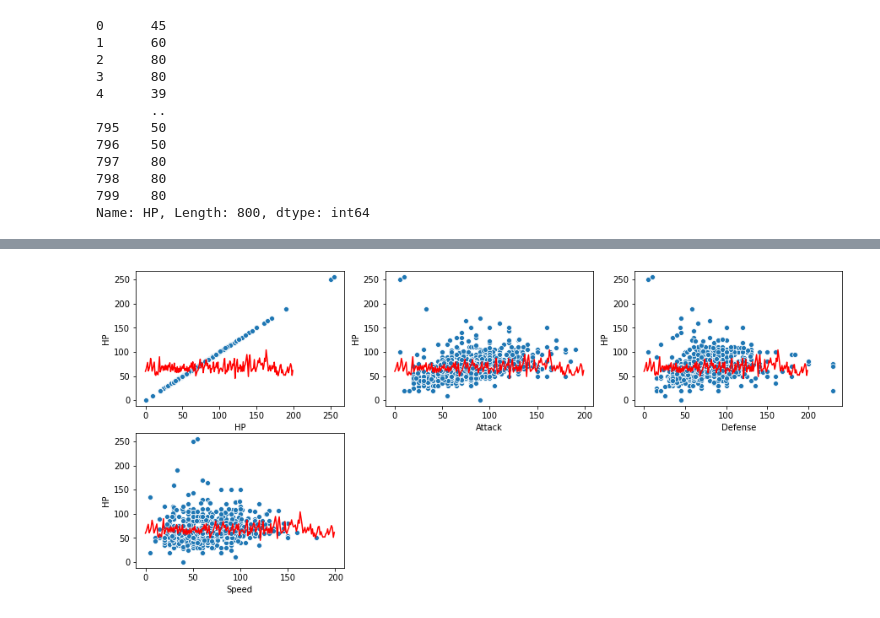
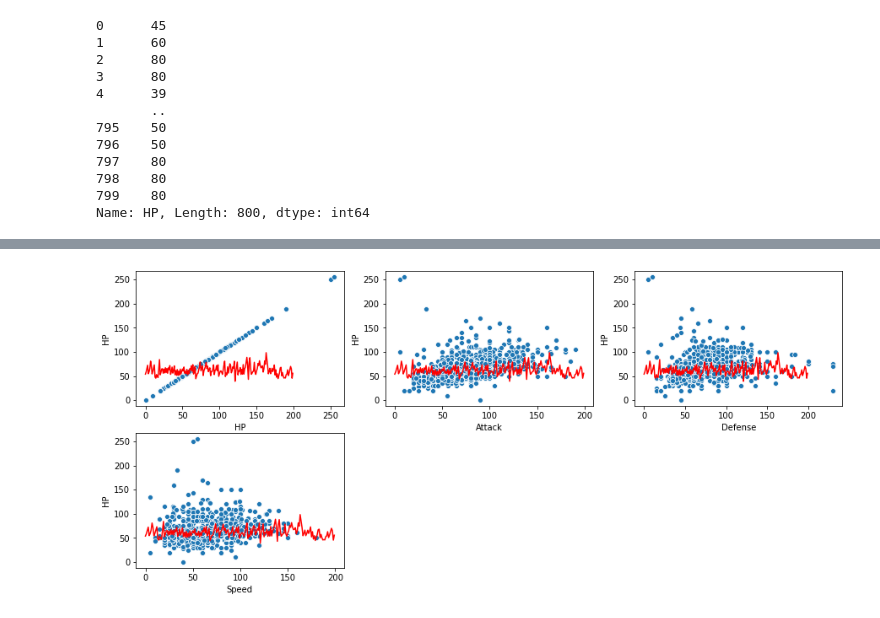
Before and after one commit to Jae-Domain/Machine-Learning, a Jupyter notebook: Assignment 2/Assignment 1/OLSattempt.ipynb, the cells around one changed output, grey strips where cells are left out. Drawn from its saved outputs; the diff is of its cells as text; code cells hidden in the pictures.

```diff
--- a/Assignment 2/Assignment 1/OLSattempt.ipynb
+++ b/Assignment 2/Assignment 1/OLSattempt.ipynb
@@ -111,15 +108,15 @@ Warnings:
 # %%
 plt.figure(figsize = (15,10)) #horizontal & vertical size in inches
 for i in enumerate(poke_stats):
     plt.subplot(3,3,i[0]+1)
     sns.scatterplot(data=poke_df, x=i[1], y = 'HP')
     px = np.arange(0,200,1)
-    bias = 43.0542
+    bias = 37.2368
     py = (0.2940 * atk[px]) + (.0421 * dfs[px]) + (.0089*spd[px]) + bias
     plt.plot(py, 'r')
     plt.show
 # %% [output]
-[figure, old version]
+[figure, new version]
 # %%
 x_test = sm.add_constant(x_test)
 ypred = result.predict(x_test)
```
Also changed, not shown: parts of 7 cells of this notebook.
